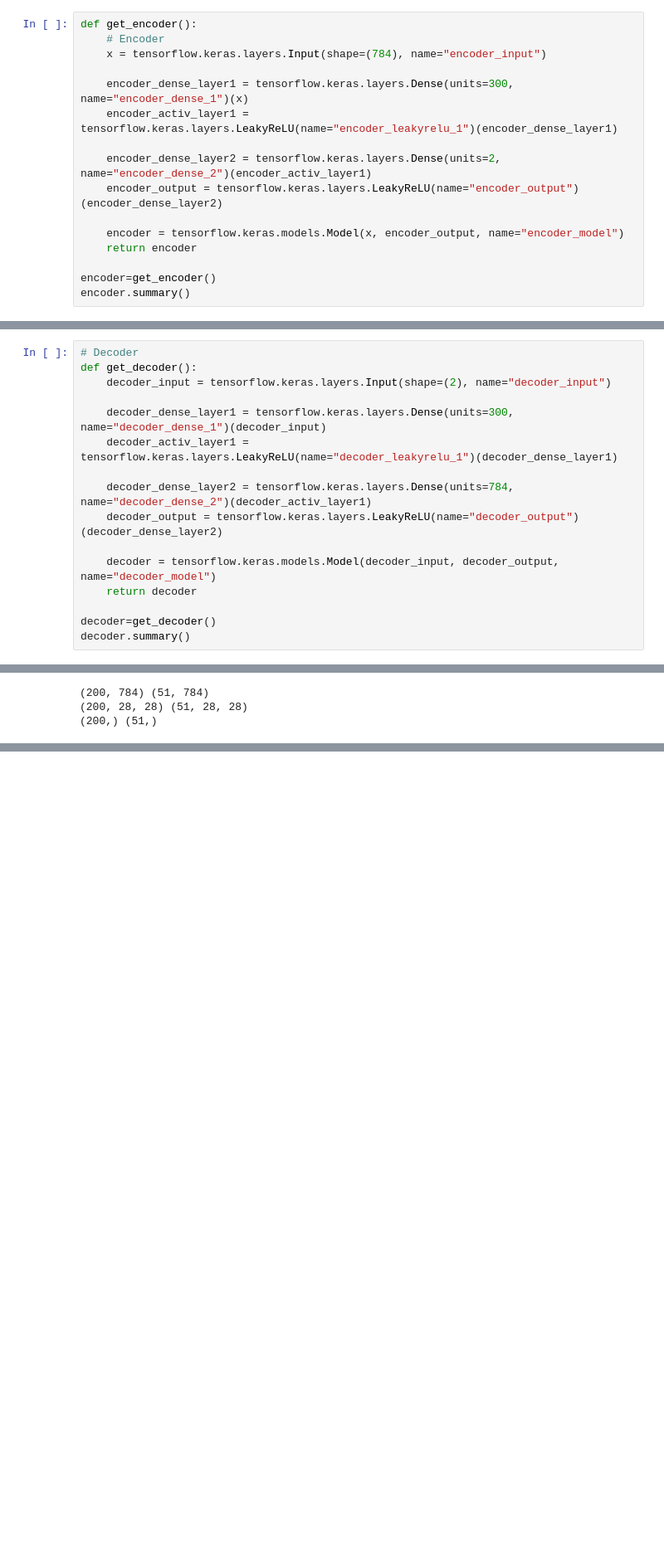
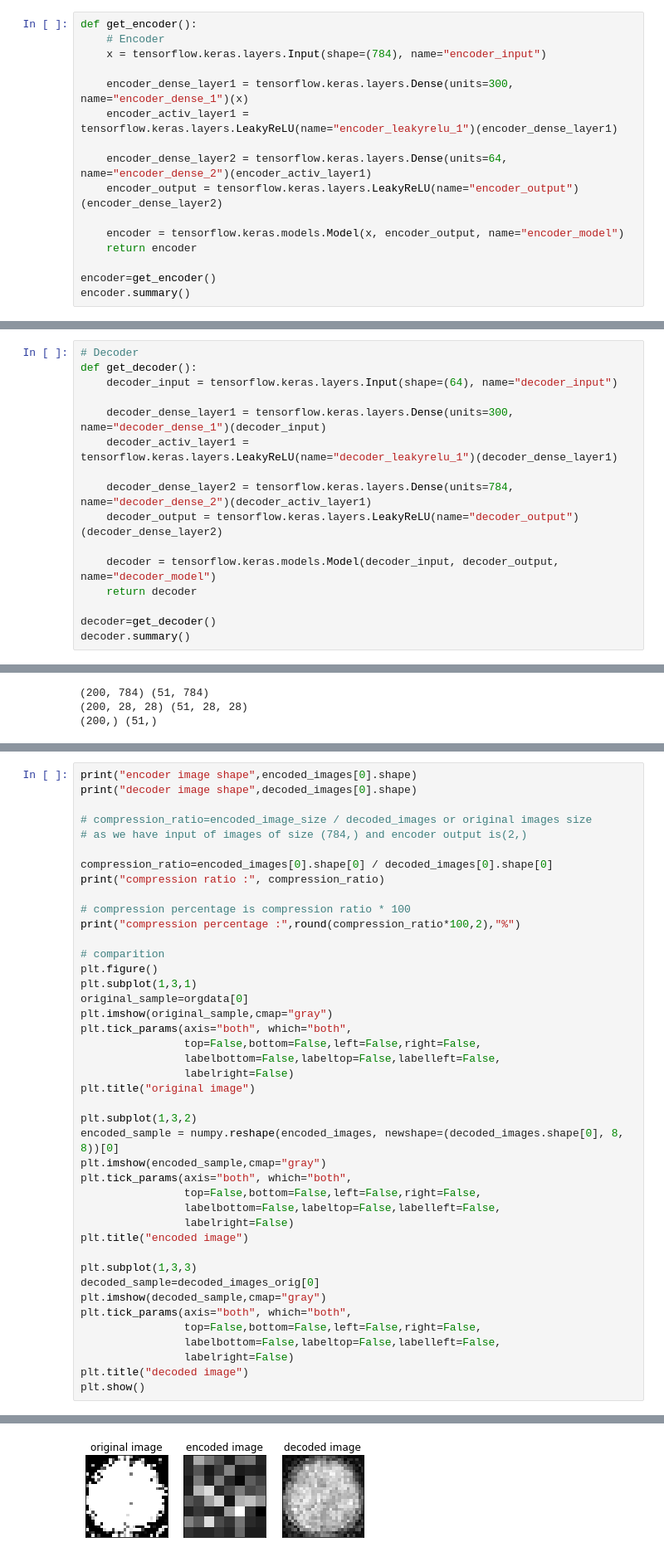
Before and after one commit to tirtharajsinha/Brain_tumor_analyze_with_cnn, a Jupyter notebook: Autoencoder for image compression using Deep learning.ipynb, the cells around one changed output, grey strips where cells are left out. Shown at 83% size. Cells and saved outputs as stored; diff of their text form; blank space fills up the shorter version.

```diff
--- a/Autoencoder for image compression using Deep learning.ipynb
+++ b/Autoencoder for image compression using Deep learning.ipynb
@@ -166,7 +166,7 @@ def get_encoder():
     encoder_dense_layer1 = tensorflow.keras.layers.Dense(units=300, name="encoder_dense_1")(x)
     encoder_activ_layer1 = tensorflow.keras.layers.LeakyReLU(name="encoder_leakyrelu_1")(encoder_dense_layer1)
 
-    encoder_dense_layer2 = tensorflow.keras.layers.Dense(units=2, name="encoder_dense_2")(encoder_activ_layer1)
+    encoder_dense_layer2 = tensorflow.keras.layers.Dense(units=64, name="encoder_dense_2")(encoder_activ_layer1)
     encoder_output = tensorflow.keras.layers.LeakyReLU(name="encoder_output")(encoder_dense_layer2)
 
     encoder = tensorflow.keras.models.Model(x, encoder_output, name="encoder_model")
@@ -198,7 +198,7 @@ _________________________________________________________________
 # %%
 # Decoder
 def get_decoder():
-    decoder_input = tensorflow.keras.layers.Input(shape=(2), name="decoder_input")
+    decoder_input = tensorflow.keras.layers.Input(shape=(64), name="decoder_input")
 
     decoder_dense_layer1 = tensorflow.keras.layers.Dense(units=300, name="decoder_dense_1")(decoder_input)
     decoder_activ_layer1 = tensorflow.keras.layers.LeakyReLU(name="decoder_leakyrelu_1")(decoder_dense_layer1)
@@ -327,0 +322,43 @@ print(decoded_images_orig.shape)
+# %%
+print("encoder image shape",encoded_images[0].shape)
+print("decoder image shape",decoded_images[0].shape)
+
+# compression_ratio=encoded_image_size / decoded_images or original images size
+# as we have input of images of size (784,) and encoder output is(2,)
+
+compression_ratio=encoded_images[0].shape[0] / decoded_images[0].shape[0]
+print("compression ratio :", compression_ratio)
+
+# compression percentage is compression ratio * 100
+print("compression percentage :",round(compression_ratio*100,2),"%")
+
+# comparition
+plt.figure()
+plt.subplot(1,3,1)
+original_sample=orgdata[0]
+plt.imshow(original_sample,cmap="gray")
+plt.tick_params(axis="both", which="both",
+                top=False,bottom=False,left=False,right=False,
+                labelbottom=False,labeltop=False,labelleft=False,
+                labelright=False)
+plt.title("original image")
+
+plt.subplot(1,3,2)
+encoded_sample = numpy.reshape(encoded_images, newshape=(decoded_images.shape[0], 8, 8))[0]
+plt.imshow(encoded_sample,cmap="gray")
+plt.tick_params(axis="both", which="both",
+                top=False,bottom=False,left=False,right=False,
+                labelbottom=False,labeltop=False,labelleft=False,
+                labelright=False)
+plt.title("encoded image")
+
+plt.subplot(1,3,3)
+decoded_sample=decoded_images_orig[0]
+plt.imshow(decoded_sample,cmap="gray")
+plt.tick_params(axis="both", which="both",
+                top=False,bottom=False,left=False,right=False,
+                labelbottom=False,labeltop=False,labelleft=False,
+                labelright=False)
+plt.title("decoded image")
+plt.show()
+# %% [output]
@@ -327,0 +369 @@ print(decoded_images_orig.shape)
+[figure, added]
```
Also changed, not shown: parts of 9 cells of this notebook.
